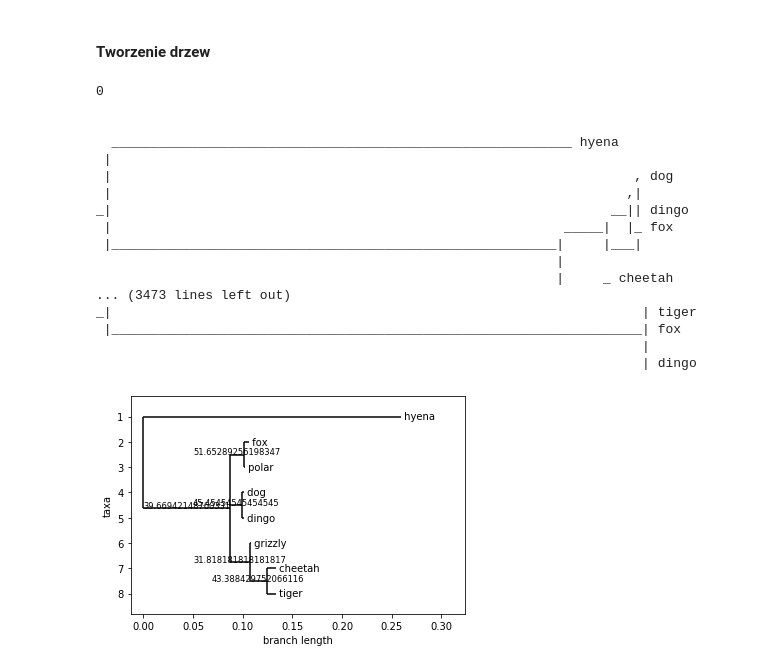
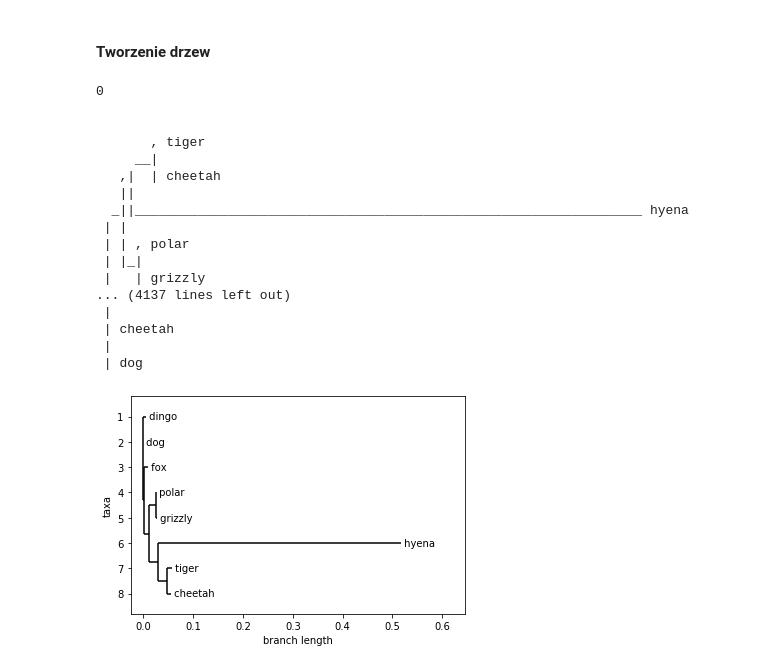
Before and after one commit to agassowska/bioinf, a Jupyter notebook: bioinformatyka_projekt2.ipynb, the cells around one changed output. Saved outputs shown, nothing was run; the diff lists cells and outputs as text; code cells hidden in the pictures.

```diff
--- a/bioinformatyka_projekt2.ipynb
+++ b/bioinformatyka_projekt2.ipynb
@@ -163,7 +159,7 @@ tree_constructor = DistanceTreeConstructor()
 # %%
 trees = [None]*len(tree_clusters_ids)
 for i in range(len(tree_clusters_ids)):
-    trees[i] = tree_constructor.upgma(distance_calc.get_distance(AlignIO.read(open(f"C:/Users/Kuba/Downloads/clusts/{tree_clusters_ids[i]}_clust.aln"), format = 'clustal')))
+    trees[i] = DistanceTreeConstructor().nj(DistanceCalculator().get_distance(AlignIO.read(open(f"C:/Users/Kuba/Downloads/clusts/{tree_clusters_ids[i]}_clust.aln"), format = 'clustal')))
 # %%
 #wszystkie drzewa
 for i in range(len(trees)):
@@ -174,23 +170,23 @@ for i in range(len(trees)):
 0
 
 
-  ___________________________________________________________ hyena
+       , tiger
+     __|
+   ,|  | cheetah
+   ||
+  _||_________________________________________________________________ hyena
+ | |
+ | | , polar
+ | |_|
+ |   | grizzly
+... (4137 lines left out)
  |
- |                                                                   , dog
- |                                                                  ,|
-_|                                                                __|| dingo
- |                                                          _____|  |_ fox
- |_________________________________________________________|     |___|
-                                                           |
-                                                           |     _ cheetah
-... (3473 lines left out)
-_|                                                                    | tiger
- |____________________________________________________________________| fox
-                                                                      |
-                                                                      | dingo
+ | cheetah
+ |
+ | dog
 # %%
 majority_tree = majority_consensus(trees, 0.3)
 # %%
-Phylo.draw(majority_tree)
+Phylo.draw(majority_tree, branch_labels=lambda c: None)
 # %% [output]
-[figure, old version]
+[figure, new version]
```
Also changed, not shown: parts of 10 cells of this notebook.
